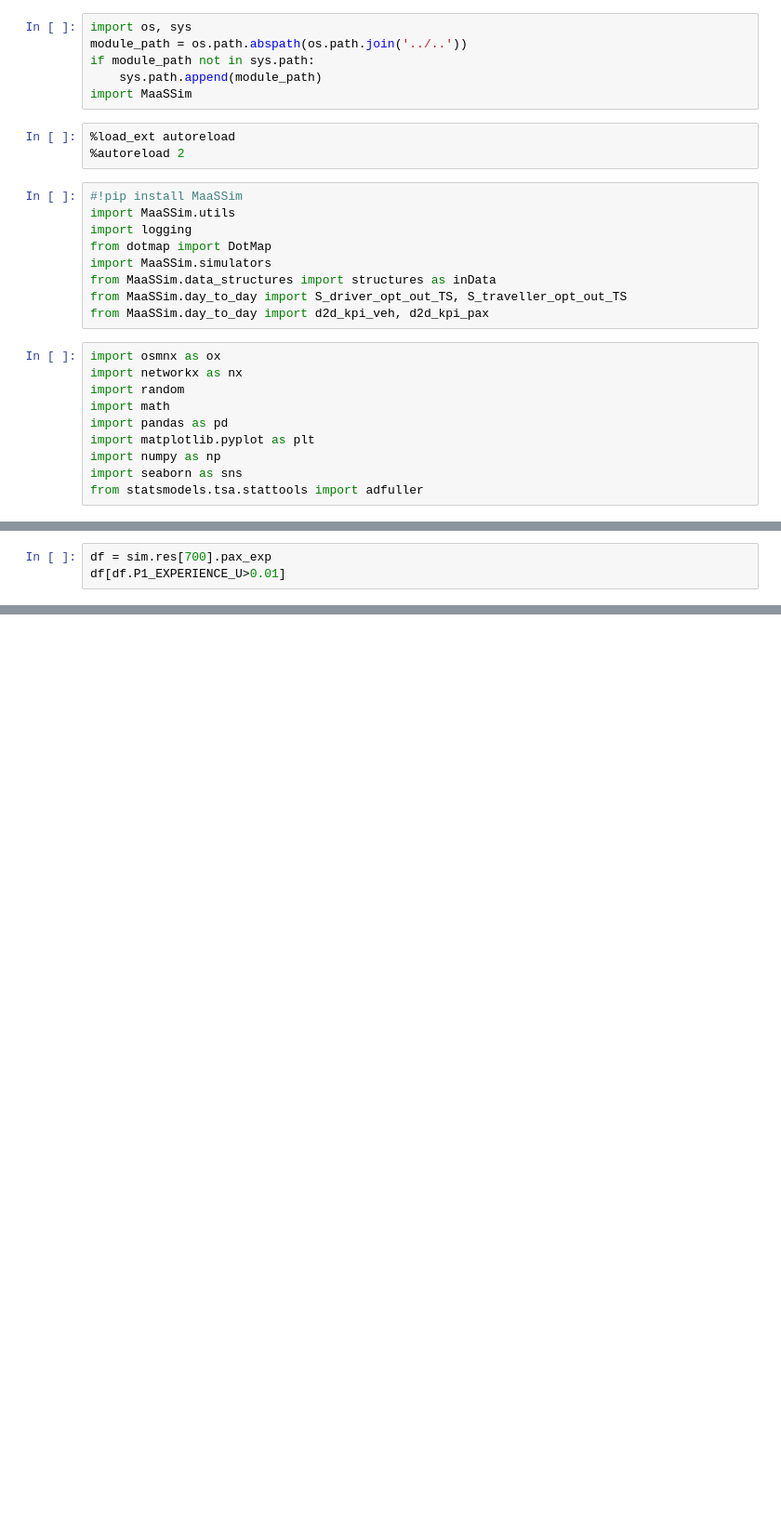
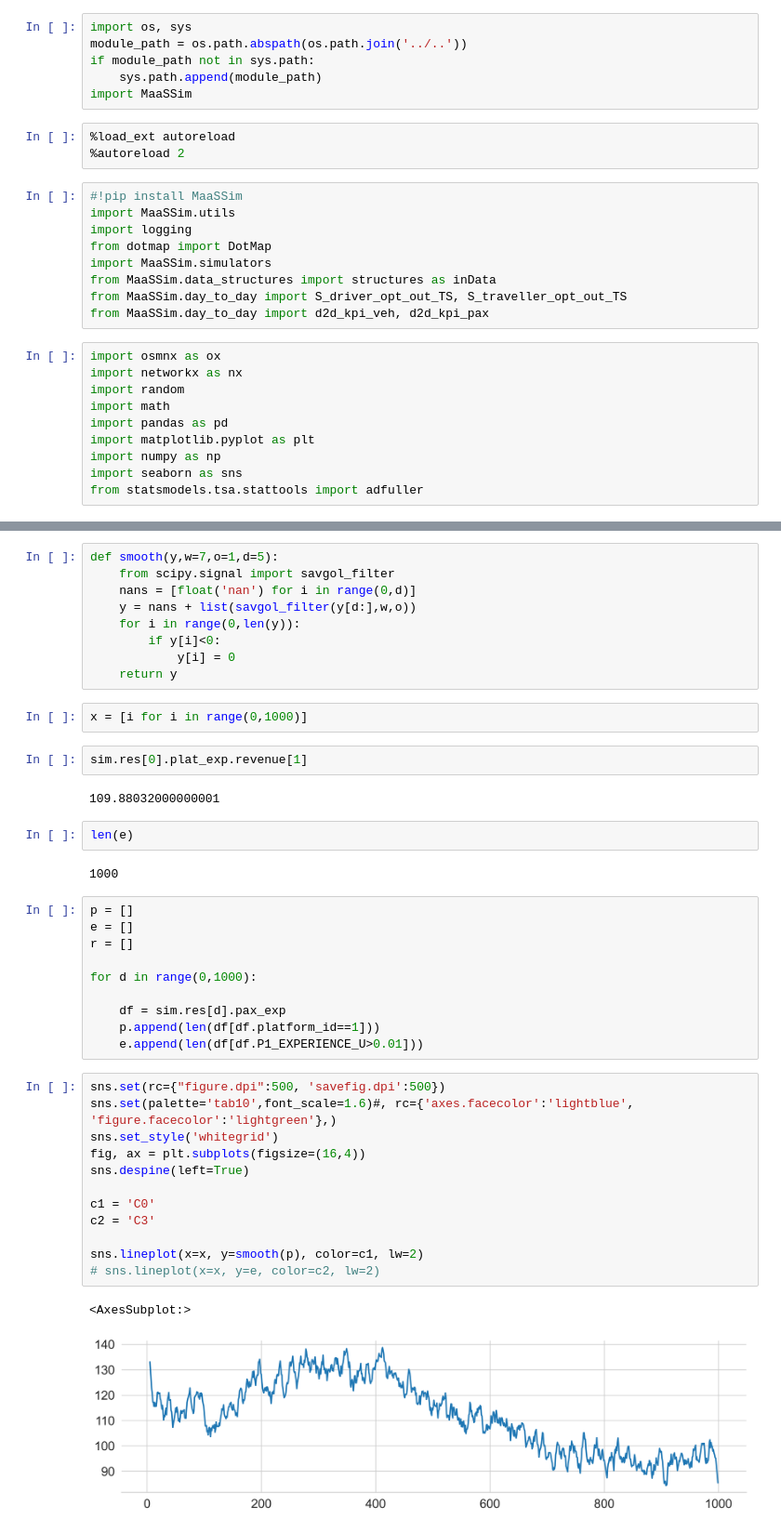
Before and after one commit to Farnoud-G/MaaSSim, a Jupyter notebook: docs/P3_Competition/Amsterdam-Try&Select.ipynb, the cells around one changed output, grey strips where cells are left out. Shown at 93% size. Saved outputs shown, nothing was run; the diff lists cells and outputs as text; blank space fills up the shorter version.

```diff
--- a/docs/P3_Competition/Amsterdam-Try&Select.ipynb
+++ b/docs/P3_Competition/Amsterdam-Try&Select.ipynb
@@ -130,3 +108,0 @@ sim.fare_trajectory
-# %%
-df = sim.res[700].pax_exp
-df[df.P1_EXPERIENCE_U>0.01]
@@ -156,3 +141,47 @@ NameError: name 'sim' is not defined
+# %%
+def smooth(y,w=7,o=1,d=5):
+    from scipy.signal import savgol_filter
+    nans = [float('nan') for i in range(0,d)]
+    y = nans + list(savgol_filter(y[d:],w,o))
+    for i in range(0,len(y)):
+        if y[i]<0:
+            y[i] = 0
+    return y
+# %%
+x = [i for i in range(0,1000)]
+# %%
+sim.res[0].plat_exp.revenue[1]
+# %% [output]
+109.88032000000001
+# %%
+len(e)
+# %% [output]
+1000
+# %%
+p = []
+e = []
+r = []
+
+for d in range(0,1000):
+
+    df = sim.res[d].pax_exp
+    p.append(len(df[df.platform_id==1]))
+    e.append(len(df[df.P1_EXPERIENCE_U>0.01]))
+# %%
+sns.set(rc={"figure.dpi":500, 'savefig.dpi':500})
+sns.set(palette='tab10',font_scale=1.6)#, rc={'axes.facecolor':'lightblue', 'figure.facecolor':'lightgreen'},)
+sns.set_style('whitegrid')
+fig, ax = plt.subplots(figsize=(16,4))
+sns.despine(left=True)
+
+c1 = 'C0'
+c2 = 'C3'
+
+sns.lineplot(x=x, y=smooth(p), color=c1, lw=2)
+# sns.lineplot(x=x, y=e, color=c2, lw=2)
+# %% [output]
+<AxesSubplot:>
+[figure, added]
 # %%
 params.nD = len(sim.res)
 
```
Also changed, not shown: parts of 11 cells of this notebook, 7 other files.
